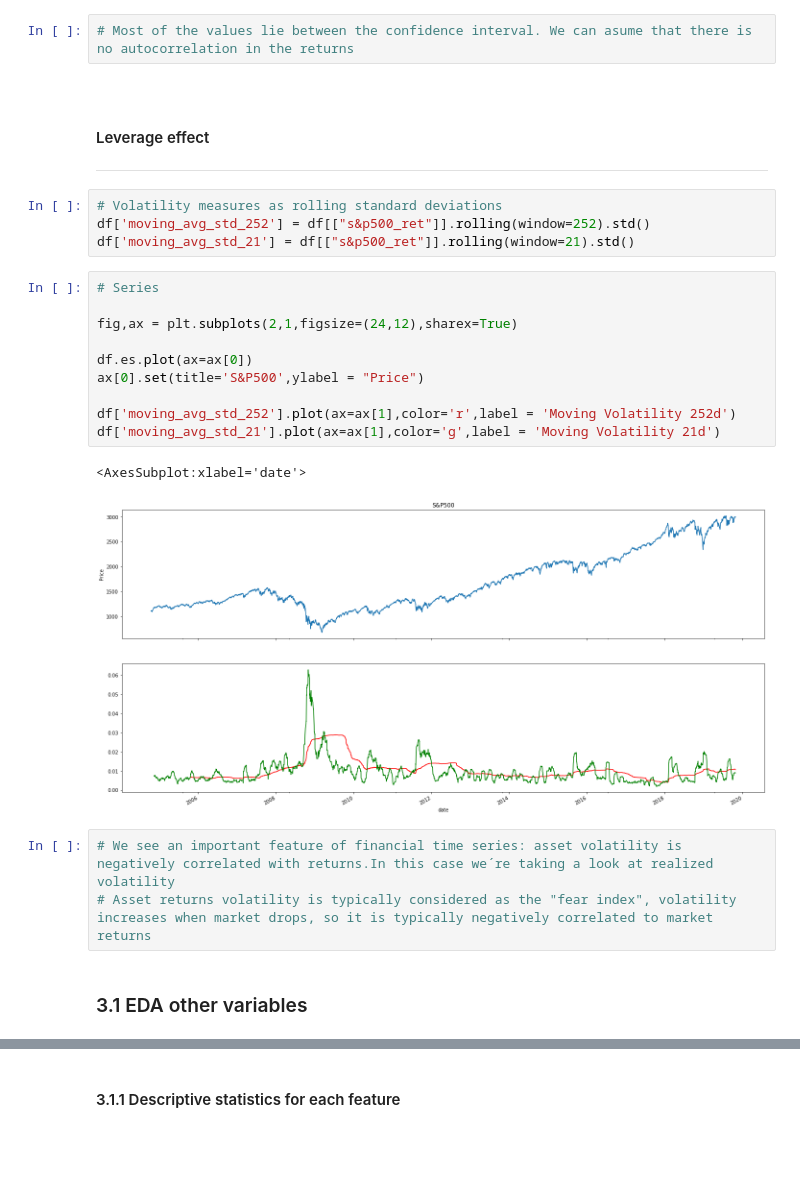
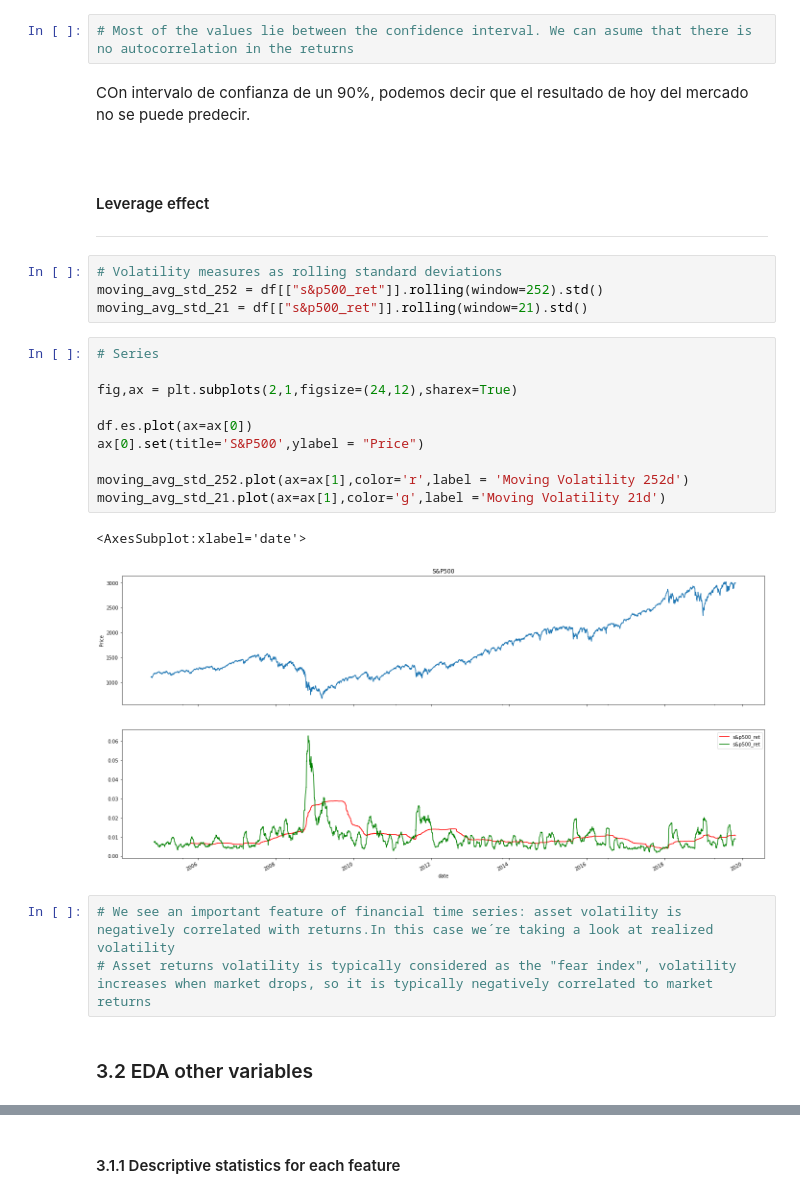
Before and after one commit to paulidl/Mid-bootcamp-project, a Jupyter notebook: Mid-bootcamp-project-main/Midproject_1.ipynb, the cells around one changed output, grey strips where cells are left out. Cells and saved outputs as stored; diff of their text form; blank space fills up the shorter version.

```diff
--- a/Mid-bootcamp-project-main/Midproject_1.ipynb
+++ b/Mid-bootcamp-project-main/Midproject_1.ipynb
@@ -334,6 +341,8 @@ acf = smt.graphics.plot_acf(ret,lags = N_LAGS,alpha=SIGNIFCANCE_LEVEL)
 [figure]
 # %%
 # Most of the values lie between the confidence interval. We can asume that there is no autocorrelation in the returns
+# %% [markdown]
+COn intervalo de confianza de un 90%, podemos decir que el resultado de hoy del mercado no se puede predecir.
 # %% [markdown]
 <br>
 
@@ -341,26 +350,26 @@ acf = smt.graphics.plot_acf(ret,lags = N_LAGS,alpha=SIGNIFCANCE_LEVEL)
 ***
 # %%
 # Volatility measures as rolling standard deviations
-df['moving_avg_std_252'] = df[["s&p500_ret"]].rolling(window=252).std()
-df['moving_avg_std_21'] = df[["s&p500_ret"]].rolling(window=21).std()
+moving_avg_std_252 = df[["s&p500_ret"]].rolling(window=252).std()
+moving_avg_std_21 = df[["s&p500_ret"]].rolling(window=21).std()
 # %%
 # Series
 
 fig,ax = plt.subplots(2,1,figsize=(24,12),sharex=True)
 
 df.es.plot(ax=ax[0])
 ax[0].set(title='S&P500',ylabel = "Price")
 
-df['moving_avg_std_252'].plot(ax=ax[1],color='r',label = 'Moving Volatility 252d')
-df['moving_avg_std_21'].plot(ax=ax[1],color='g',label = 'Moving Volatility 21d')
+moving_avg_std_252.plot(ax=ax[1],color='r',label = 'Moving Volatility 252d')
+moving_avg_std_21.plot(ax=ax[1],color='g',label ='Moving Volatility 21d')
 # %% [output]
 <AxesSubplot:xlabel='date'>
-[figure, old version]
+[figure, new version]
 # %%
 # We see an important feature of financial time series: asset volatility is negatively correlated with returns.In this case we´re taking a look at realized volatility
 # Asset returns volatility is typically considered as the "fear index", volatility increases when market drops, so it is typically negatively correlated to market returns
 # %% [markdown]
-### 3.1 EDA other variables
+### 3.2 EDA other variables
 # %%
 col_start = df.iloc[:, 10:21]
 col_end = df.iloc[:, 21:22]
```
Also changed, not shown: parts of 80 cells of this notebook, 1 other file.
